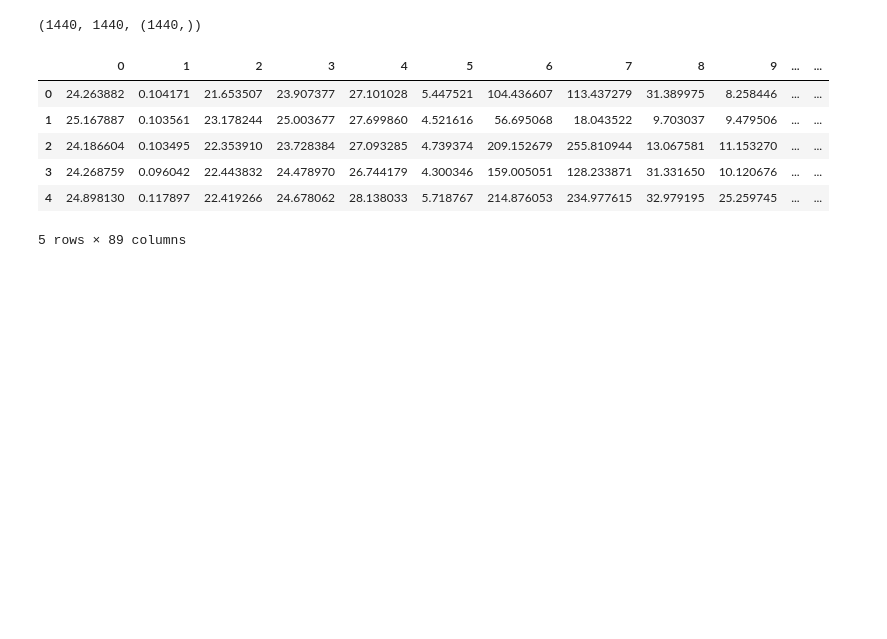
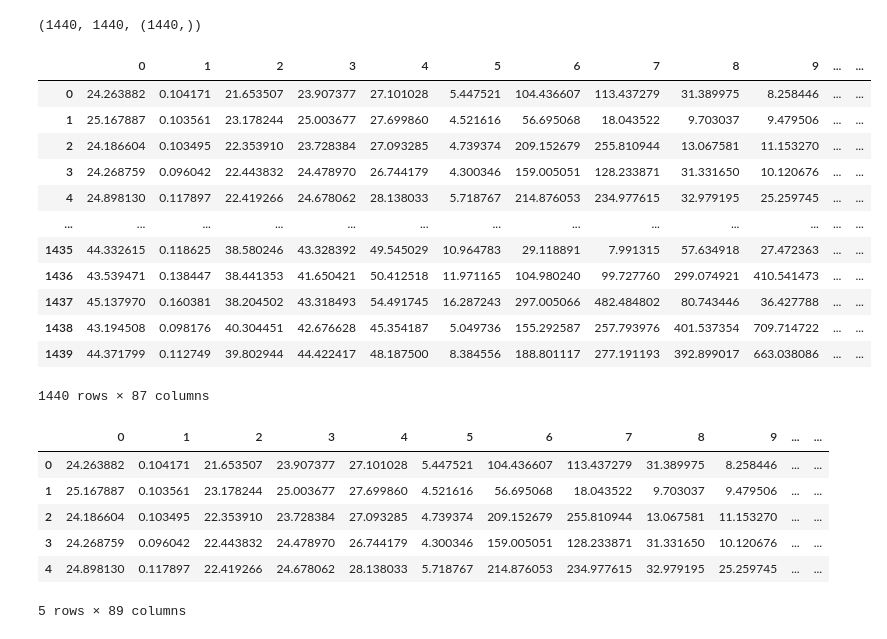
Before and after one commit to klasocki/asr-sentiment-analysis, a Jupyter notebook: open_smile.ipynb, the cells around one changed output. Saved outputs shown, nothing was run; the diff lists cells and outputs as text; code cells hidden in the pictures; blank space fills up the shorter version.

```diff
--- a/open_smile.ipynb
+++ b/open_smile.ipynb
@@ -243,3 +225,19 @@ data\Actor_24\03-01-08-02-02-02-24.wav
 len(X), len(Y), data_path.Path.shape
 # %% [output]
 (1440, 1440, (1440,))
+# %%
+Features
+# %% [output]
+|  | 0 | 1 | 2 | 3 | 4 | 5 | 6 | 7 | 8 | 9 | ... | ... |
+| 0 | 24.263882 | 0.104171 | 21.653507 | 23.907377 | 27.101028 | 5.447521 | 104.436607 | 113.437279 | 31.389975 | 8.258446 | ... | ... |
+| 1 | 25.167887 | 0.103561 | 23.178244 | 25.003677 | 27.699860 | 4.521616 | 56.695068 | 18.043522 | 9.703037 | 9.479506 | ... | ... |
+| 2 | 24.186604 | 0.103495 | 22.353910 | 23.728384 | 27.093285 | 4.739374 | 209.152679 | 255.810944 | 13.067581 | 11.153270 | ... | ... |
+| 3 | 24.268759 | 0.096042 | 22.443832 | 24.478970 | 26.744179 | 4.300346 | 159.005051 | 128.233871 | 31.331650 | 10.120676 | ... | ... |
+| 4 | 24.898130 | 0.117897 | 22.419266 | 24.678062 | 28.138033 | 5.718767 | 214.876053 | 234.977615 | 32.979195 | 25.259745 | ... | ... |
+| ... | ... | ... | ... | ... | ... | ... | ... | ... | ... | ... | ... | ... |
+| 1435 | 44.332615 | 0.118625 | 38.580246 | 43.328392 | 49.545029 | 10.964783 | 29.118891 | 7.991315 | 57.634918 | 27.472363 | ... | ... |
+| 1436 | 43.539471 | 0.138447 | 38.441353 | 41.650421 | 50.412518 | 11.971165 | 104.980240 | 99.727760 | 299.074921 | 410.541473 | ... | ... |
+| 1437 | 45.137970 | 0.160381 | 38.204502 | 43.318493 | 54.491745 | 16.287243 | 297.005066 | 482.484802 | 80.743446 | 36.427788 | ... | ... |
+| 1438 | 43.194508 | 0.098176 | 40.304451 | 42.676628 | 45.354187 | 5.049736 | 155.292587 | 257.793976 | 401.537354 | 709.714722 | ... | ... |
+| 1439 | 44.371799 | 0.112749 | 39.802944 | 44.422417 | 48.187500 | 8.384556 | 188.801117 | 277.191193 | 392.899017 | 663.038086 | ... | ... |
+1440 rows × 87 columns
```
Also changed, not shown: parts of 15 cells of this notebook.
